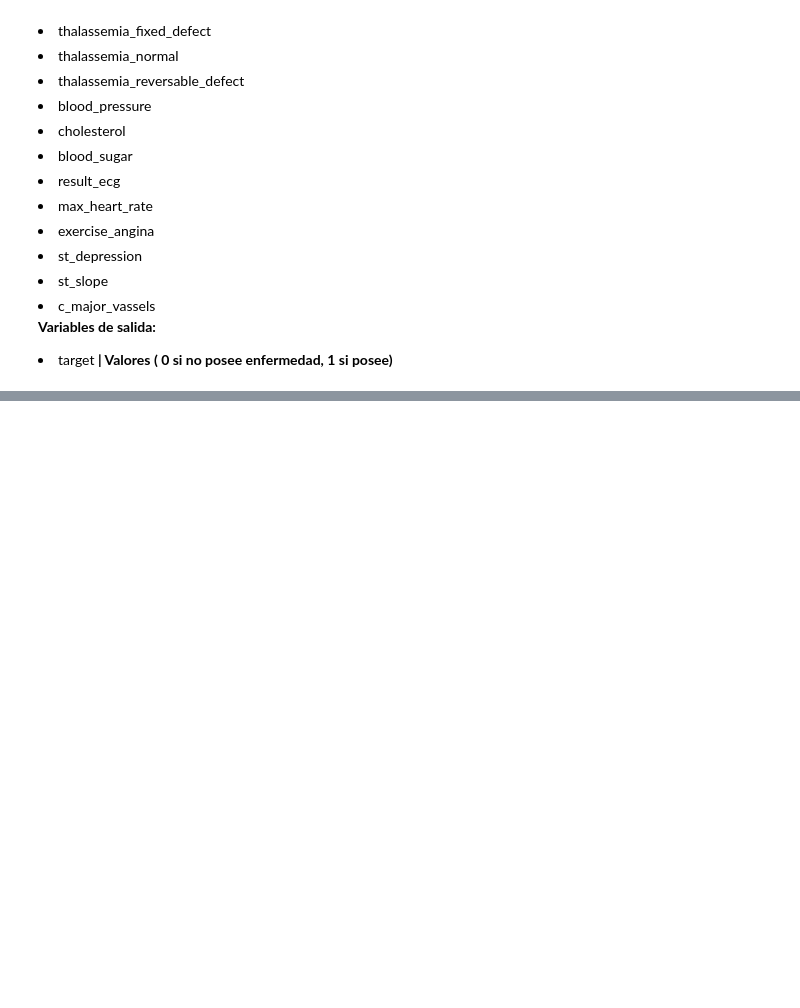
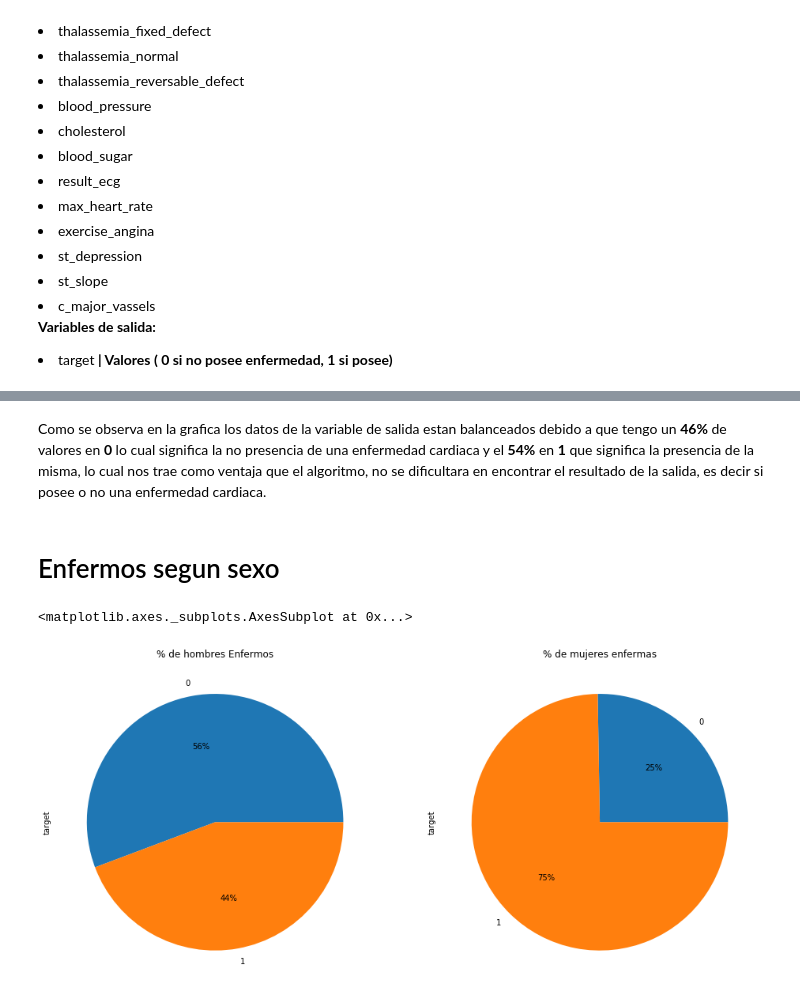
Before and after one commit to NicoMalta/ml_ucse, a Jupyter notebook: tp1_exploration.ipynb, the cells around one changed output, grey strips where cells are left out. Drawn from its saved outputs; the diff is of its cells as text; code cells hidden in the pictures; blank space fills up the shorter version.

```diff
--- a/tp1_exploration.ipynb
+++ b/tp1_exploration.ipynb
@@ -250,0 +289,14 @@ ax.set_title('Valores c_major_vessels')
+# %% [markdown]
+Como se observa en la grafica los datos de la variable de salida estan balanceados debido a que tengo un <strong>46%</strong> de valores en <strong>0</strong> lo cual significa la no presencia de una enfermedad cardiaca y el <strong>54%</strong> en <strong>1</strong> que significa la presencia de la misma, lo cual nos trae como ventaja que el algoritmo, no se dificultara en encontrar el resultado de la salida, es decir si posee o no una enfermedad cardiaca.
+# %% [markdown]
+# Enfermos segun sexo
+# %%
+f,ax=plt.subplots(1,2,figsize=(16,8))
+ax[0].set_title('% de hombres Enfermos')
+full[full.sex_male==1].target.value_counts().sort_index().plot.pie(autopct='%1.0f%%', ax=ax[0])
+
+ax[1].set_title('% de mujeres enfermas')
+full[full.sex_female==1].target.value_counts().sort_index().plot.pie(autopct='%1.0f%%', ax=ax[1])
+# %% [output]
+<matplotlib.axes._subplots.AxesSubplot at 0x...>
+[figure, added]
```
Also changed, not shown: parts of 21 cells of this notebook.
